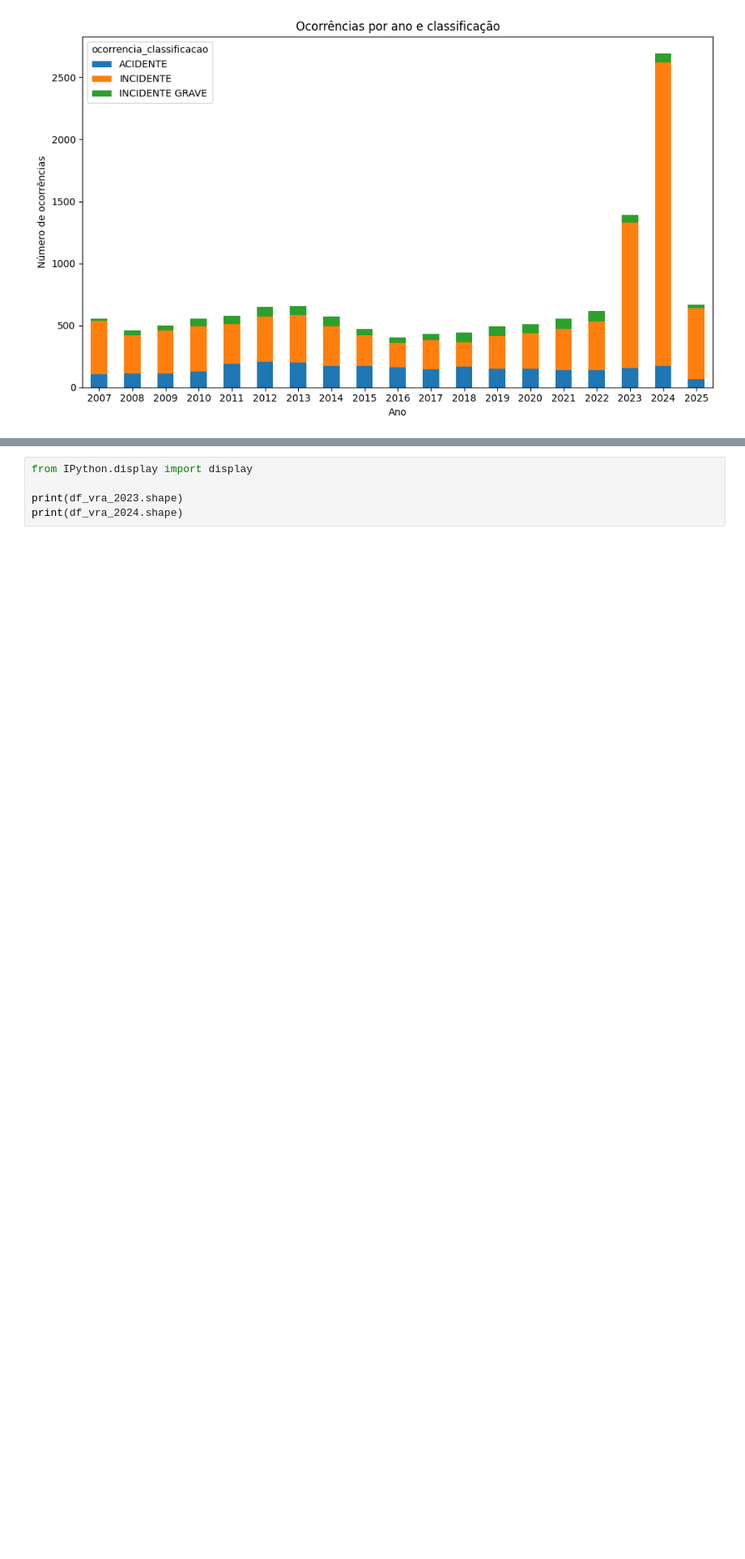
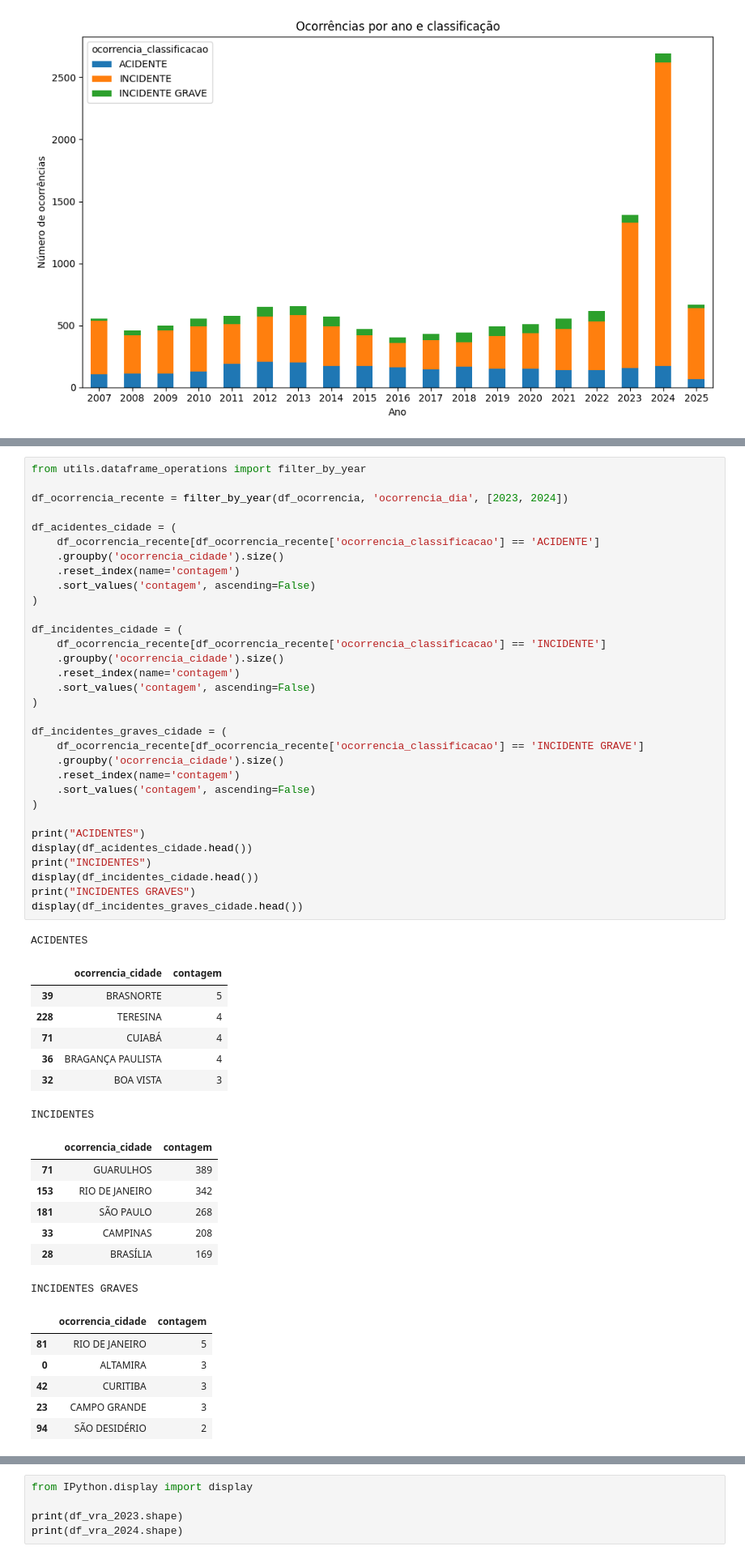
Before and after one commit to fmariane/sprint1-mvp, a Jupyter notebook: source/mvp.ipynb, the cells around one changed output, grey strips where cells are left out. Shown at 81% size. Cells and saved outputs as stored; diff of their text form; blank space fills up the shorter version.

```diff
--- a/source/mvp.ipynb
+++ b/source/mvp.ipynb
@@ -105,0 +170,54 @@ plt.show()
+# %%
+from utils.dataframe_operations import filter_by_year
+
+df_ocorrencia_recente = filter_by_year(df_ocorrencia, 'ocorrencia_dia', [2023, 2024])
+
+df_acidentes_cidade = (
+    df_ocorrencia_recente[df_ocorrencia_recente['ocorrencia_classificacao'] == 'ACIDENTE']
+    .groupby('ocorrencia_cidade').size()
+    .reset_index(name='contagem')
+    .sort_values('contagem', ascending=False)
+)
+
+df_incidentes_cidade = (
+    df_ocorrencia_recente[df_ocorrencia_recente['ocorrencia_classificacao'] == 'INCIDENTE']
+    .groupby('ocorrencia_cidade').size()
+    .reset_index(name='contagem')
+    .sort_values('contagem', ascending=False)
+)
+
+df_incidentes_graves_cidade = (
+    df_ocorrencia_recente[df_ocorrencia_recente['ocorrencia_classificacao'] == 'INCIDENTE GRAVE']
+    .groupby('ocorrencia_cidade').size()
+    .reset_index(name='contagem')
+    .sort_values('contagem', ascending=False)
+)
+
+print("ACIDENTES")
+display(df_acidentes_cidade.head())
+print("INCIDENTES")
+display(df_incidentes_cidade.head())
+print("INCIDENTES GRAVES")
+display(df_incidentes_graves_cidade.head())
+# %% [output]
+ACIDENTES
+|  | ocorrencia_cidade | contagem |
+| 39 | BRASNORTE | 5 |
+| 228 | TERESINA | 4 |
+| 71 | CUIABÁ | 4 |
+| 36 | BRAGANÇA PAULISTA | 4 |
+| 32 | BOA VISTA | 3 |
+INCIDENTES
+|  | ocorrencia_cidade | contagem |
+| 71 | GUARULHOS | 389 |
+| 153 | RIO DE JANEIRO | 342 |
+| 181 | SÃO PAULO | 268 |
+| 33 | CAMPINAS | 208 |
+| 28 | BRASÍLIA | 169 |
+INCIDENTES GRAVES
+|  | ocorrencia_cidade | contagem |
+| 81 | RIO DE JANEIRO | 5 |
+| 0 | ALTAMIRA | 3 |
+| 42 | CURITIBA | 3 |
+| 23 | CAMPO GRANDE | 3 |
+| 94 | SÃO DESIDÉRIO | 2 |
```
Also changed, not shown: parts of 5 cells of this notebook, 4 other files.
